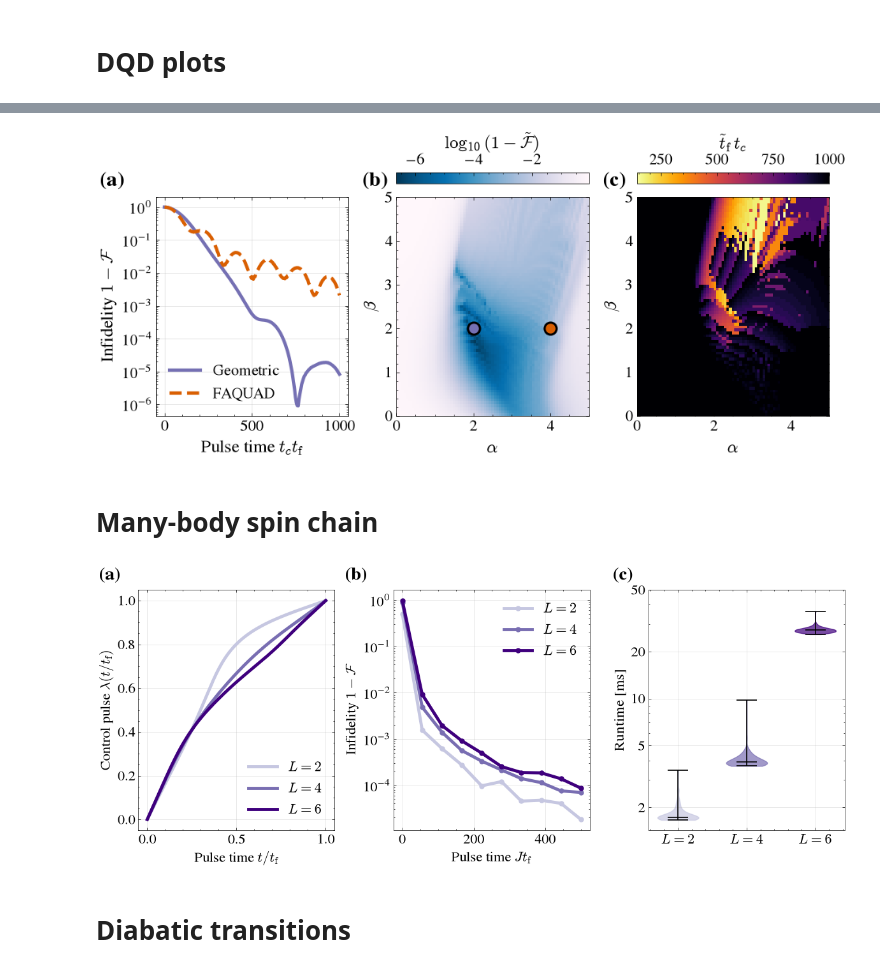
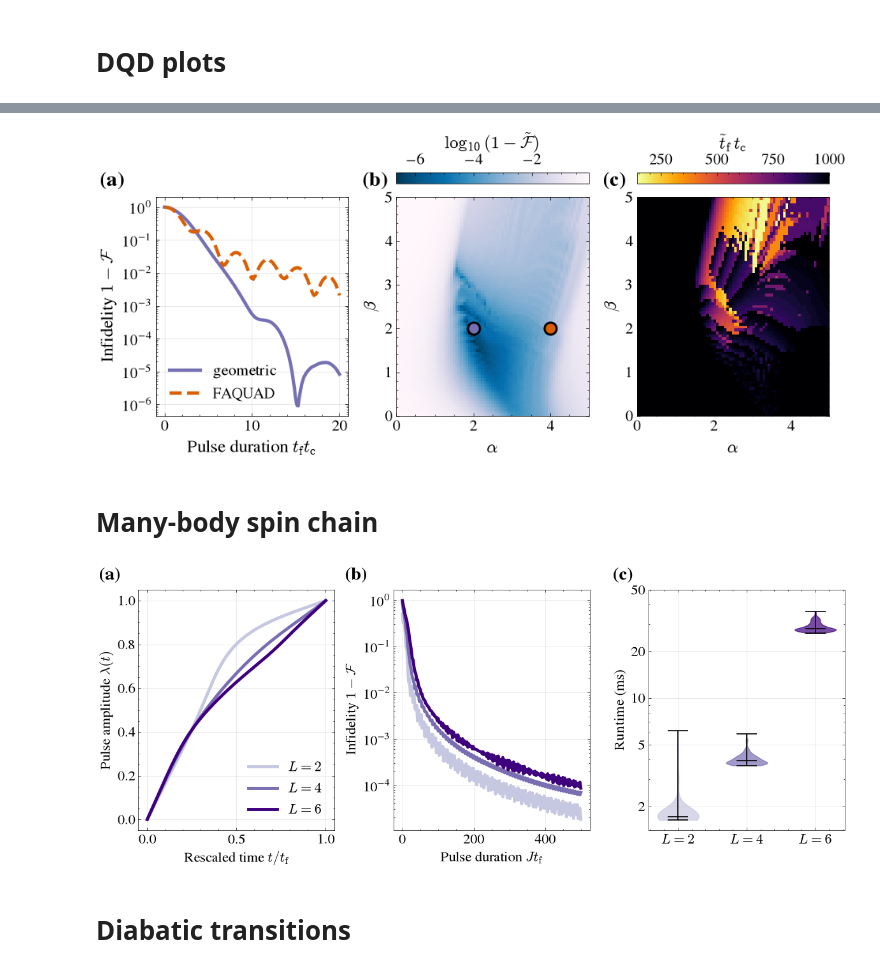
Before and after one commit to geodesiq-control/geodesiq-control, a Jupyter notebook: dev/manuscript_figures.ipynb, the cells around one changed output, grey strips where cells are left out. Cells and saved outputs as stored; diff of their text form; code cells hidden in the pictures.

Commit message:
Redo all the figures

```diff
--- a/dev/manuscript_figures.ipynb
+++ b/dev/manuscript_figures.ipynb
@@ -489,11 +491,11 @@ axs = [
 ]
 
 # ===== Panel (a) =====
-axs[0].plot(durations, 1 - fidelities_dqd_geometric, label=r"Geometric", lw=3, color=C_GEOMETRIC)
-axs[0].plot(durations, 1 - fidelities_dqd_faquad, label=r"FAQUAD", lw=3, ls="--", color=C_SPECTRUM)
+axs[0].plot(durations, 1 - fidelities_dqd_geometric, label="geometric", lw=3, color=C_GEOMETRIC)
+axs[0].plot(durations, 1 - fidelities_dqd_faquad, label="FAQUAD", lw=3, ls="--", color=C_SPECTRUM)
 axs[0].set_yscale("log")
 axs[0].set_ylabel(r"Infidelity $1-\mathcal{F}$", fontsize=fontsize_label)
-axs[0].set_xlabel(r"Pulse time $t_c t_\text{f}$", fontsize=fontsize_label)
+axs[0].set_xlabel(r"Pulse duration $t_\mathrm{f}t_\mathrm{c}$", fontsize=fontsize_label)
 axs[0].tick_params(labelsize=fontsizes)
 axs[0].grid(alpha=0.4)
 axs[0].legend(fontsize=14)
@@ -509,7 +511,7 @@ axs[1].set_xlabel(r"$\alpha$", fontsize=fontsize_label)
 axs[1].set_ylabel(r"$\beta$", fontsize=fontsize_label)
 axs[1].tick_params(labelsize=fontsizes)
 
-axs[1].scatter(2, 2, s=120, label="Geometric", edgecolor="black", linewidths=2, color=C_GEOMETRIC)
+axs[1].scatter(2, 2, s=120, label="geometric", edgecolor="black", linewidths=2, color=C_GEOMETRIC)
 axs[1].scatter(4, 2, s=120, label="FAQUAD", edgecolor="black", linewidths=2, color=C_SPECTRUM)
 
 cbar1 = fig.colorbar(im1, cax=cax1, orientation="horizontal")
@@ -526,7 +528,7 @@ axs[2].set_ylabel(r"$\beta$", fontsize=fontsize_label)
 axs[2].tick_params(labelsize=fontsizes)
 
 cbar2 = fig.colorbar(im2, cax=cax2, orientation="horizontal")
-cbar2.set_label(r"$\tilde{t}_\text{f}\,t_c$", size=fontsize_label)
+cbar2.set_label(r"$\tilde{t}_\mathrm{f}\,t_\mathrm{c}$", size=fontsize_label)
 cbar2.ax.tick_params(labelsize=fontsizes)
 cbar2.ax.xaxis.set_ticks_position("top")
 cbar2.ax.xaxis.set_label_position("top")
@@ -538,7 +540,7 @@ plt.show()
 
 fig.savefig("figures/dqd.pdf")
 # %% [output]
-[figure, old version]
+[figure, new version]
 # %% [markdown]
 # Many-body spin chain
 # %%
@@ -586,7 +588,7 @@ def get_model(L, ising_model):
 # %%
 def fidelity_vs_time_L(durations, L, ising_model, n_jobs=-1):
     model = get_model(L, ising_model)
-    model.solve_problem(pulse_accuracy=int(100))
+    model.solve_problem(pulse_accuracy=100)
 
     def _worker_compute_fidelity(duration, model):
         dynamics = gq.Dynamics(duration=duration, model=model)
@@ -608,7 +610,7 @@ def pulses_and_runtime(Ls, ising_model, num_samples=200):
     def _worker_runtime():
         start_time = perf_counter()
         model = get_model(L, ising_model)
-        model.solve_problem(pulse_accuracy=int(1000))
+        model.solve_problem(pulse_accuracy=1000)
         final_time = perf_counter() - start_time
         pulse = model._control_sol
         return final_time, pulse
@@ -623,7 +625,7 @@ def pulses_and_runtime(Ls, ising_model, num_samples=200):
 
     return np.array(runtimes), np.array(control_pulses)
 # %%
-durations = np.linspace(0.1, 500, 10)
+durations = np.linspace(0.1, 500, 200)
 Ls = [2, 4, 6]
 fids = []
 
@@ -650,18 +652,18 @@ for i, L in enumerate(Ls):
     pulse = control_pulses[i]
     t_pulse = np.linspace(0, 1, len(pulse))
     ax.plot(t_pulse, pulse, lw=linewidth, color=colors_rgba[i], label=f"$L={L}$")
-ax.set_xlabel(r"Pulse time $t/t_\text{f}$", fontsize=fontsize_label)
-ax.set_ylabel(r"Control pulse $\lambda(t/t_\text{f})$", fontsize=fontsize_label)
+ax.set_xlabel(r"Rescaled time $t/t_\text{f}$", fontsize=fontsize_label)
+ax.set_ylabel(r"Pulse amplitude $\lambda(t)$", fontsize=fontsize_label)
 ax.legend(fontsize=fontsize_label)
 
 # ---- b) Infidelities ----
 ax = axes[1]
 for i, L in enumerate(Ls):
-    ax.plot(durations, 1 - fids[i], lw=linewidth, color=colors_rgba[i], label=f"$L={L}$", marker="o", markersize=5)
+    ax.plot(durations, 1 - fids[i], lw=linewidth, color=colors_rgba[i], label=f"$L={L}$")
 ax.set_yscale("log")
-ax.set_xlabel(r"Pulse time $Jt_\text{f}$", fontsize=fontsize_label)
+ax.set_xlabel(r"Pulse duration $Jt_\text{f}$", fontsize=fontsize_label)
 ax.set_ylabel(r"Infidelity $1-\mathcal{F}$", fontsize=fontsize_label)
-ax.legend(fontsize=fontsize_label)
+# ax.legend(fontsize=fontsize_label)
 
 # ---- c) Runtimes (violin plot) ----
 L_vals_runtime = np.array(Ls_runtime)
@@ -674,35 +676,35 @@ parts = ax.violinplot(
     [1e3 * runtimes[i] for i in range(len(Ls_runtime))], positions=x, widths=0.6, showmedians=True, showextrema=True
 )
 
 for i, body in enumerate(parts["bodies"]):
     body.set_facecolor(colors_rgba[i])
     body.set_edgecolor(colors_rgba[i])
     body.set_alpha(0.7)
 
 for key in ("cmedians", "cmins", "cmaxes", "cbars"):
     parts[key].set_color("black")
     parts[key].set_linewidth(1.2)
 
 ax.set_yscale("log")
 ax.set_yticks([2, 5, 10, 20, 50])
 ax.yaxis.set_major_formatter(ticker.ScalarFormatter())
 ax.yaxis.set_minor_formatter(ticker.NullFormatter())
 ax.set_xticks(x)
 ax.set_xticklabels([f"$L={L}$" for L in Ls_runtime])
-ax.set_ylabel("Runtime [ms]", fontsize=fontsize_label)
+ax.set_ylabel("Runtime (ms)", fontsize=fontsize_label)
 
 for ax in axes:
     ax.tick_params(labelsize=fontsize_label)
     ax.grid(alpha=0.4)
 
 panel_labels(fig, axes.flat)
 
 plt.tight_layout()
 plt.show()
 
 fig.savefig("figures/many_body.pdf")
 # %% [output]
-[figure, old version]
+[figure, new version]
 # %% [markdown]
 # Diabatic transitions
 # %%
```
Also changed, not shown: parts of 10 cells of this notebook, 13 other files.
